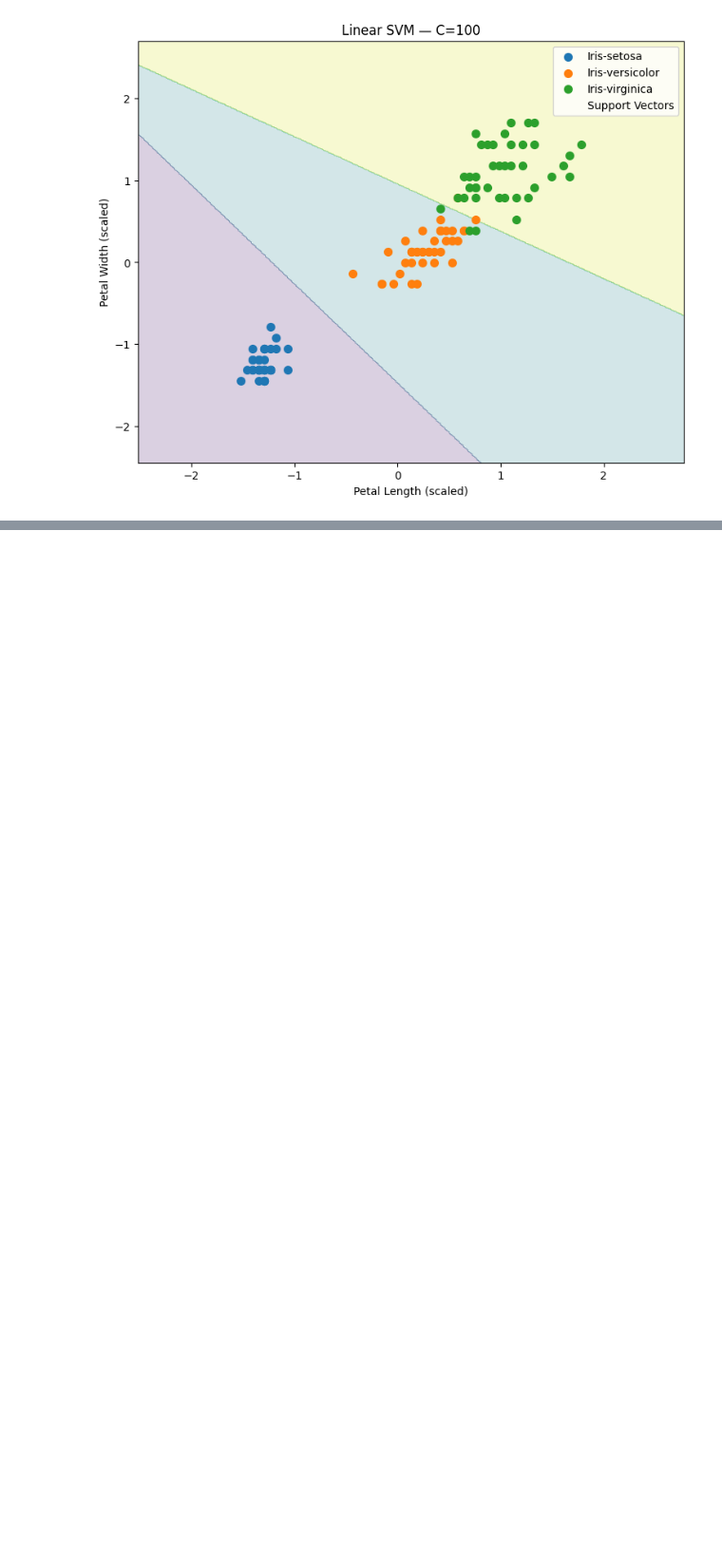
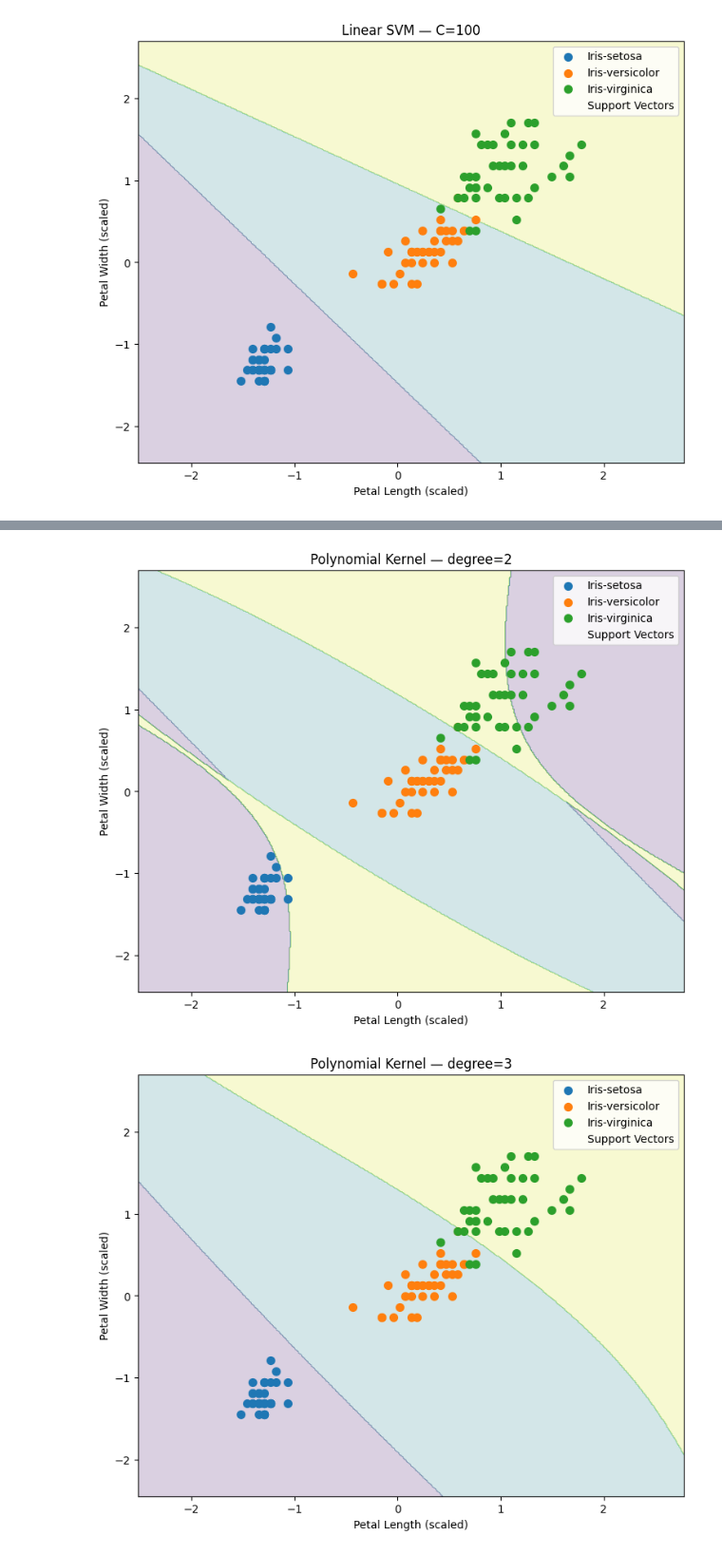
Before and after one commit to amandx36/GradientForge, a Jupyter notebook: SupportVectorMachine/notebook/svm.ipynb, the cells around one changed output, grey strips where cells are left out. Shown at 95% size. Saved outputs shown, nothing was run; the diff lists cells and outputs as text; code cells hidden in the pictures; blank space fills up the shorter version.

```diff
--- a/SupportVectorMachine/notebook/svm.ipynb
+++ b/SupportVectorMachine/notebook/svm.ipynb
@@ -403,0 +439,23 @@ for C in [0.01, 1, 100]:
+# %%
+for degree in [2, 3, 4, 5]:
+
+    model = SVC(
+        kernel="poly",
+        degree=degree,
+        C=1
+    )
+
+    model.fit(
+        X2_train_scaled,
+        y2_train
+    )
+
+    plot_svm_regions(
+        model,
+        X2_train_scaled,
+        y2_train,
+        f"Polynomial Kernel — degree={degree}"
+    )
+# %% [output]
+[figure, added]
+[figure, added]
```
Also changed, not shown: parts of 13 cells of this notebook.
